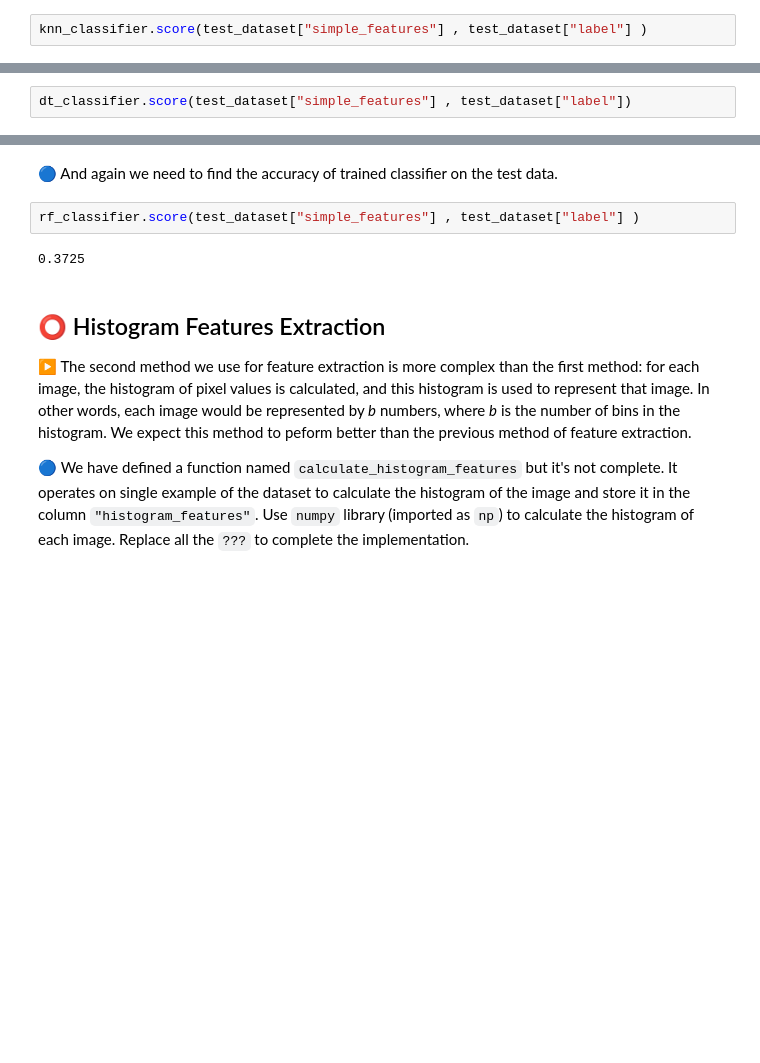
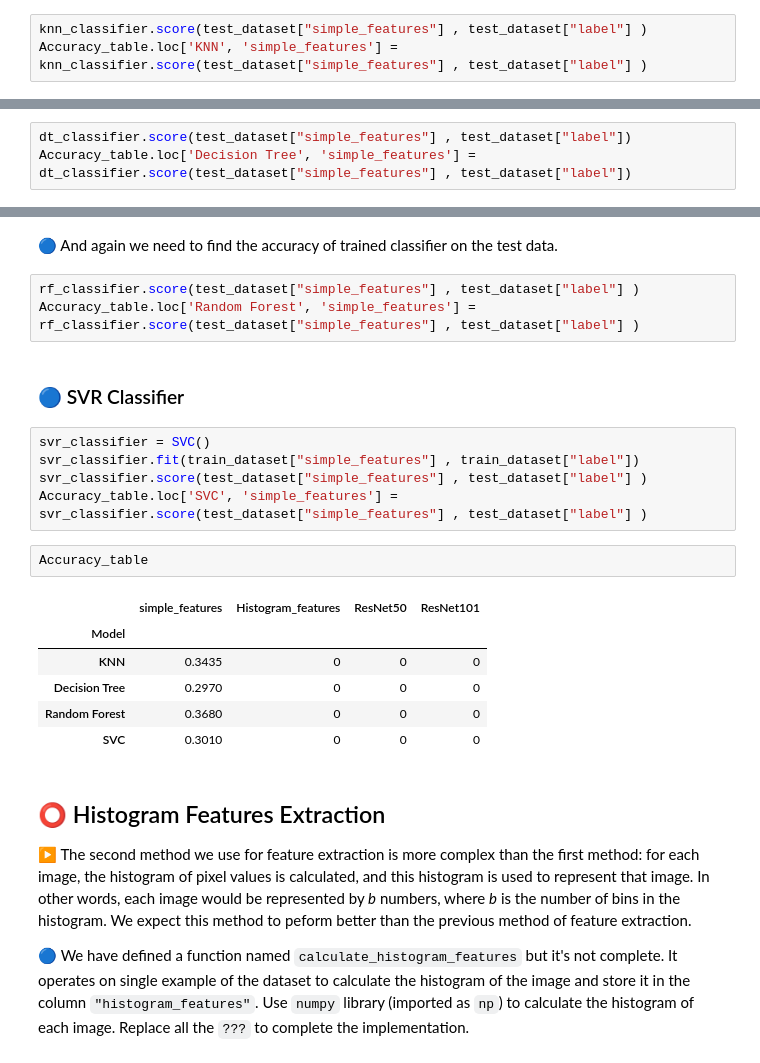
Before and after one commit to shadmehr-salehi/Torob_Product_Classification, a Jupyter notebook: Torob_Product_Category_Classification.ipynb, the cells around one changed output, grey strips where cells are left out. Drawn from its saved outputs; the diff is of its cells as text; blank space fills up the shorter version.

```diff
--- a/Torob_Product_Category_Classification.ipynb
+++ b/Torob_Product_Category_Classification.ipynb
@@ -168,3 +186,4 @@ KNeighborsClassifier(n_neighbors=15)
 **Hint:** You can use `score` method.
 # %%
 knn_classifier.score(test_dataset["simple_features"] , test_dataset["label"] )
+Accuracy_table.loc['KNN', 'simple_features'] = knn_classifier.score(test_dataset["simple_features"] , test_dataset["label"] )
@@ -187,3 +204,4 @@ DecisionTreeClassifier(max_depth=9)
 **Hint:** Still you can use `score` method!
 # %%
 dt_classifier.score(test_dataset["simple_features"] , test_dataset["label"])
+Accuracy_table.loc['Decision Tree', 'simple_features'] = dt_classifier.score(test_dataset["simple_features"] , test_dataset["label"])
@@ -204,8 +220,23 @@ RandomForestClassifier()
 🔵 And again we need to find the accuracy of trained classifier on the test data.
 # %%
 rf_classifier.score(test_dataset["simple_features"] , test_dataset["label"] )
+Accuracy_table.loc['Random Forest', 'simple_features'] = rf_classifier.score(test_dataset["simple_features"] , test_dataset["label"] )
-# %% [output]
-0.3725
+# %% [markdown]
+### 🔵 SVR Classifier
+# %%
+svr_classifier = SVC()
+svr_classifier.fit(train_dataset["simple_features"] , train_dataset["label"])
+svr_classifier.score(test_dataset["simple_features"] , test_dataset["label"] )
+Accuracy_table.loc['SVC', 'simple_features'] = svr_classifier.score(test_dataset["simple_features"] , test_dataset["label"] )
+# %%
+Accuracy_table
+# %% [output]
+|  | simple_features | Histogram_features | ResNet50 | ResNet101 |
+| Model |  |  |  |  |
+| KNN | 0.3435 | 0 | 0 | 0 |
+| Decision Tree | 0.2970 | 0 | 0 | 0 |
+| Random Forest | 0.3680 | 0 | 0 | 0 |
+| SVC | 0.3010 | 0 | 0 | 0 |
 # %% [markdown]
 ## ⭕ Histogram Features Extraction
 
```
Also changed, not shown: parts of 31 cells of this notebook.
